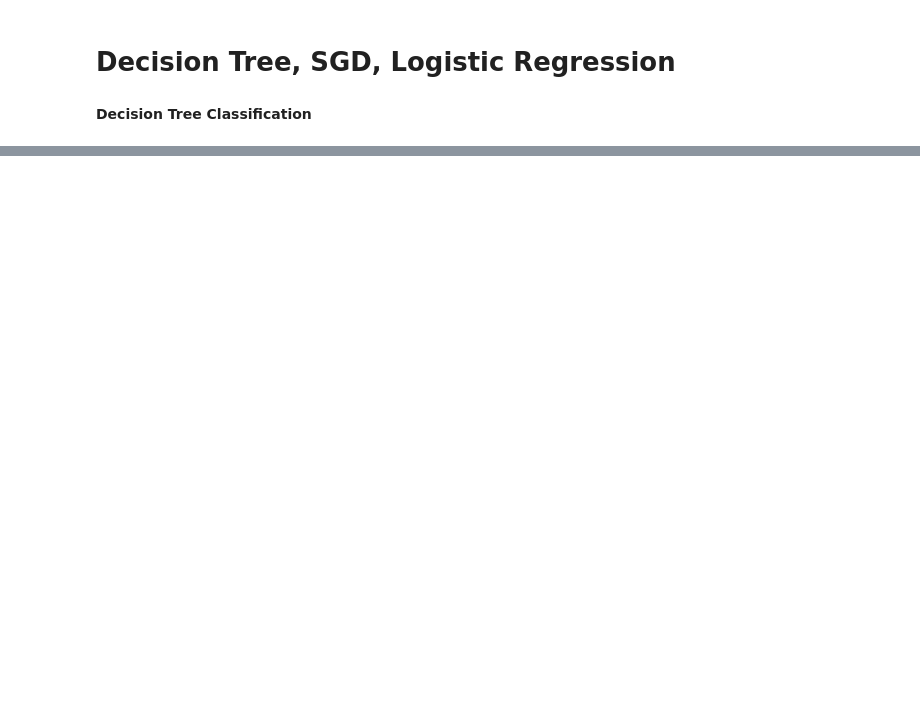
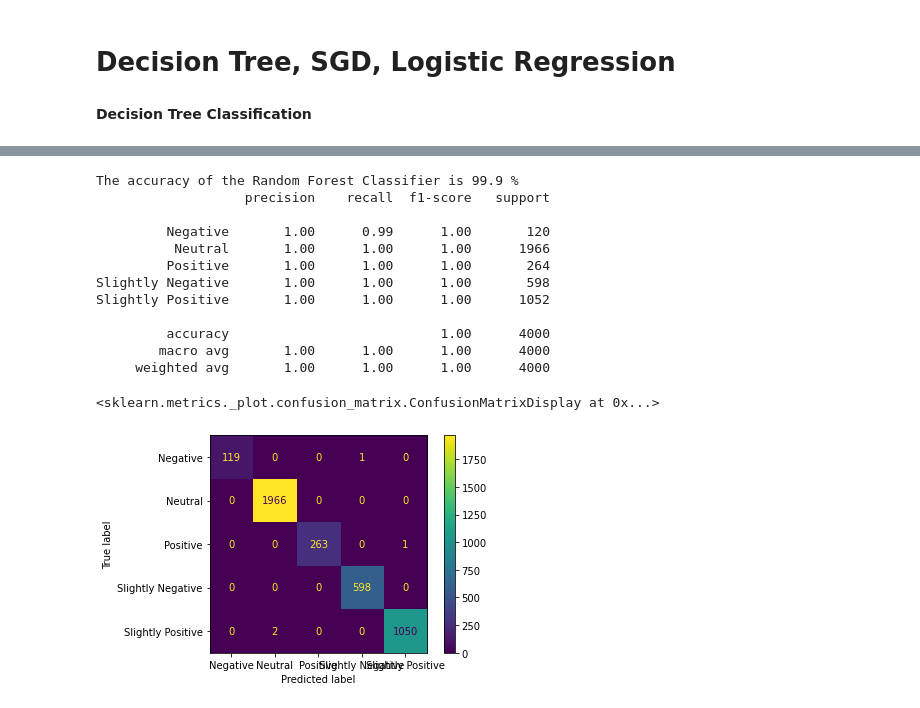
Before and after one commit to Almadam1/Tweet-Classification, a Jupyter notebook: depression-classification.ipynb, the cells around one changed output, grey strips where cells are left out. Cells and saved outputs as stored; diff of their text form; code cells hidden in the pictures; blank space fills up the shorter version.

```diff
--- a/depression-classification.ipynb
+++ b/depression-classification.ipynb
@@ -407,0 +361,32 @@ weighted avg       0.98      0.98      0.98      4000
+# %%
+# create a Random Forest classifier
+from sklearn.ensemble import RandomForestClassifier
+rfc = RandomForestClassifier()
+rfc.fit(X_train, y_train)
+
+# Get the accuracy score of the model
+print('The accuracy of the Random Forest Classifier is',round(accuracy_score(rfc.predict(X_test), y_test)*100,2),'%')
+
+# Create a classification report
+print(classification_report(y_test, rfc.predict(X_test)))
+
+# Confusion Matrix
+from sklearn.metrics import ConfusionMatrixDisplay
+cm = confusion_matrix(y_test, rfc.predict(X_test))
+disp = ConfusionMatrixDisplay(confusion_matrix=cm, display_labels=rfc.classes_)
+disp.plot()
+# %% [output]
+The accuracy of the Random Forest Classifier is 99.9 %
+                   precision    recall  f1-score   support
+
+         Negative       1.00      0.99      1.00       120
+          Neutral       1.00      1.00      1.00      1966
+         Positive       1.00      1.00      1.00       264
+Slightly Negative       1.00      1.00      1.00       598
+Slightly Positive       1.00      1.00      1.00      1052
+
+         accuracy                           1.00      4000
+        macro avg       1.00      1.00      1.00      4000
+     weighted avg       1.00      1.00      1.00      4000
+<sklearn.metrics._plot.confusion_matrix.ConfusionMatrixDisplay at 0x...>
+[figure, added]
```
Also changed, not shown: parts of 16 cells of this notebook.
